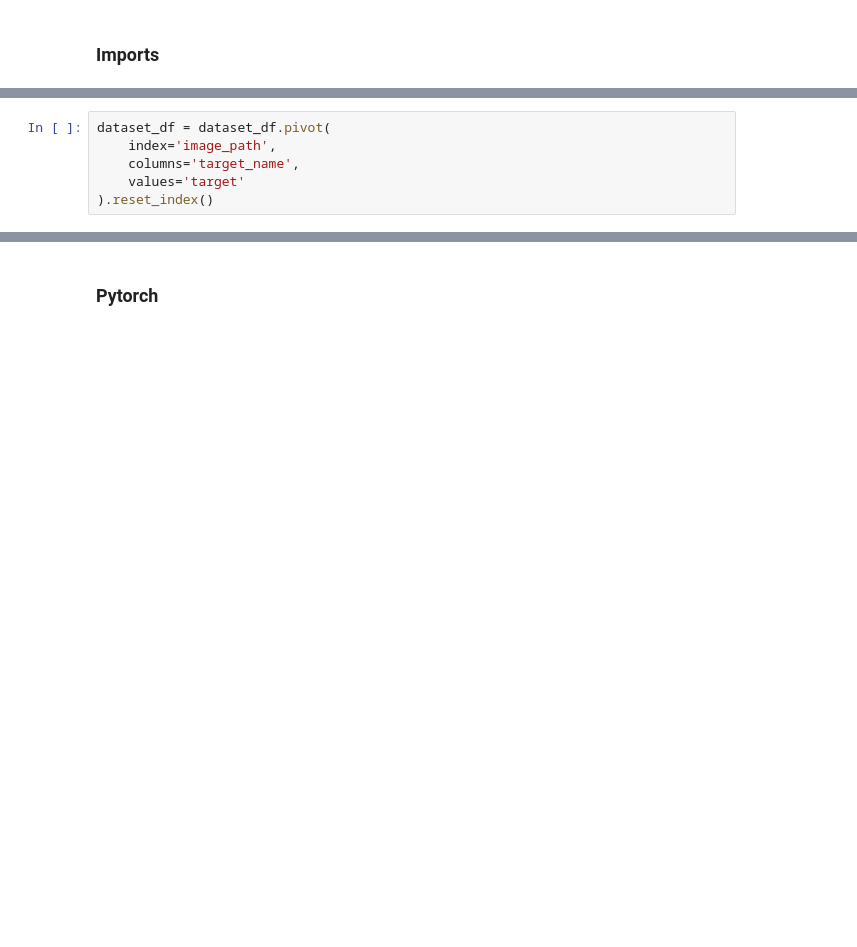
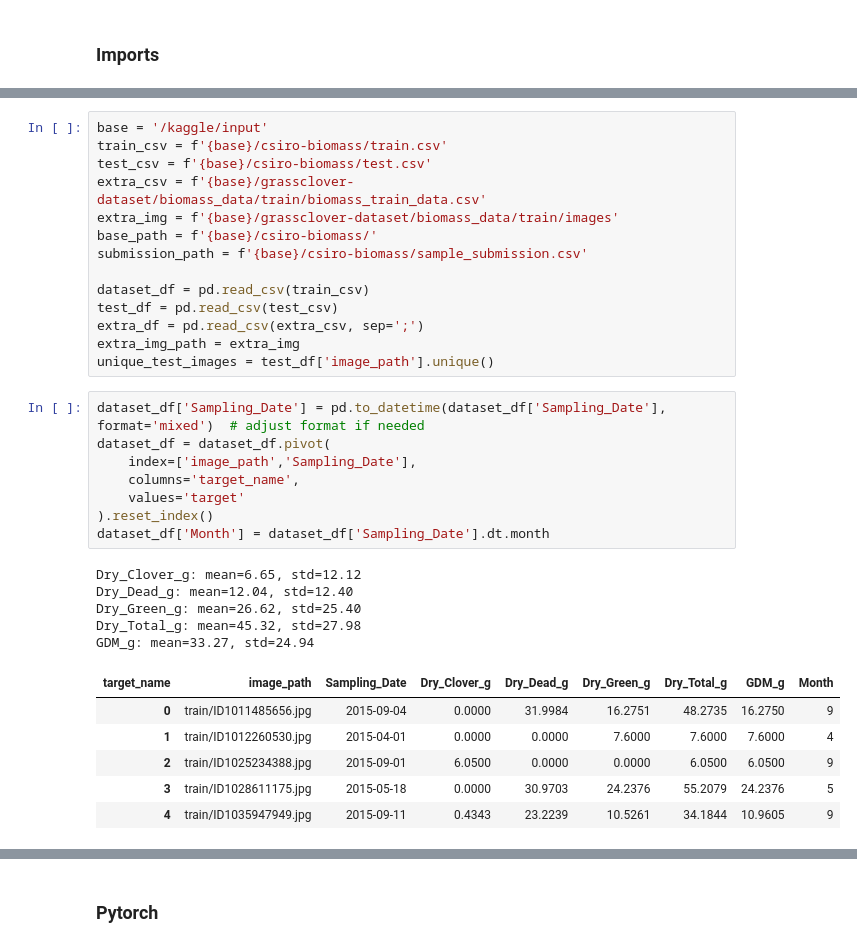
Before and after one commit to Voxoff/kaggle-biomass, a Jupyter notebook: biomass.ipynb, the cells around one changed output, grey strips where cells are left out. Cells and saved outputs as stored; diff of their text form; blank space fills up the shorter version.

Commit message:
Kaggle Notebook | biomass2 | Version 7

```diff
--- a/biomass.ipynb
+++ b/biomass.ipynb
@@ -32,6 +179,34 @@ Full train dataset shape is (1785, 9)
+# %%
+base = '/kaggle/input'
+train_csv = f'{base}/csiro-biomass/train.csv'
+test_csv = f'{base}/csiro-biomass/test.csv'
+extra_csv = f'{base}/grassclover-dataset/biomass_data/train/biomass_train_data.csv'
+extra_img = f'{base}/grassclover-dataset/biomass_data/train/images'
+base_path = f'{base}/csiro-biomass/'
+submission_path = f'{base}/csiro-biomass/sample_submission.csv'
+
+dataset_df = pd.read_csv(train_csv)
+test_df = pd.read_csv(test_csv)
+extra_df = pd.read_csv(extra_csv, sep=';')
+extra_img_path = extra_img
+unique_test_images = test_df['image_path'].unique()
 # %%
+dataset_df['Sampling_Date'] = pd.to_datetime(dataset_df['Sampling_Date'], format='mixed')  # adjust format if needed
 dataset_df = dataset_df.pivot(
-    index='image_path',
+    index=['image_path','Sampling_Date'],
     columns='target_name',
     values='target'
 ).reset_index()
+dataset_df['Month'] = dataset_df['Sampling_Date'].dt.month
+# %% [output]
+Dry_Clover_g: mean=6.65, std=12.12
+Dry_Dead_g: mean=12.04, std=12.40
+Dry_Green_g: mean=26.62, std=25.40
+Dry_Total_g: mean=45.32, std=27.98
+GDM_g: mean=33.27, std=24.94
+| target_name | image_path | Sampling_Date | Dry_Clover_g | Dry_Dead_g | Dry_Green_g | Dry_Total_g | GDM_g | Month |
+| 0 | train/ID1011485656.jpg | 2015-09-04 | 0.0000 | 31.9984 | 16.2751 | 48.2735 | 16.2750 | 9 |
+| 1 | train/ID1012260530.jpg | 2015-04-01 | 0.0000 | 0.0000 | 7.6000 | 7.6000 | 7.6000 | 4 |
+| 2 | train/ID1025234388.jpg | 2015-09-01 | 6.0500 | 0.0000 | 0.0000 | 6.0500 | 6.0500 | 9 |
+| 3 | train/ID1028611175.jpg | 2015-05-18 | 0.0000 | 30.9703 | 24.2376 | 55.2079 | 24.2376 | 5 |
+| 4 | train/ID1035947949.jpg | 2015-09-11 | 0.4343 | 23.2239 | 10.5261 | 34.1844 | 10.9605 | 9 |
```
Also changed, not shown: parts of 38 cells of this notebook.
